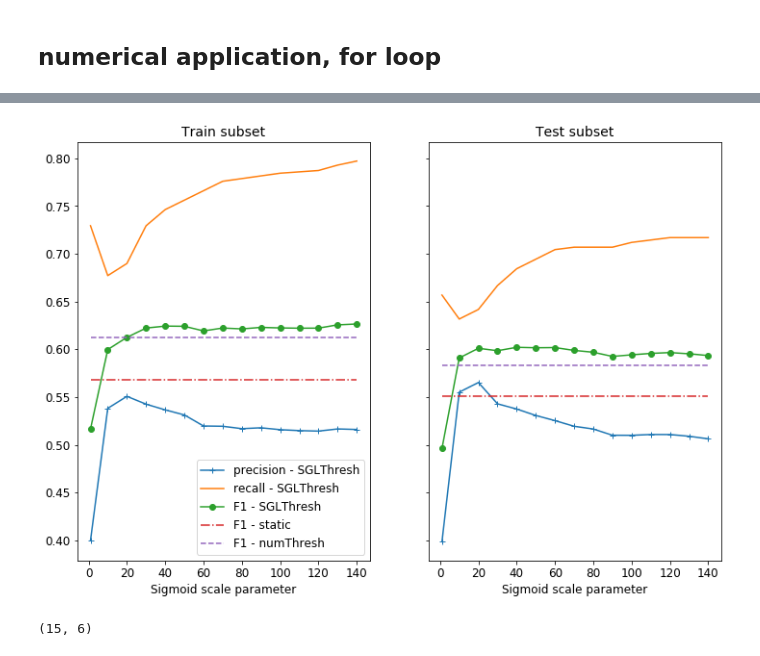
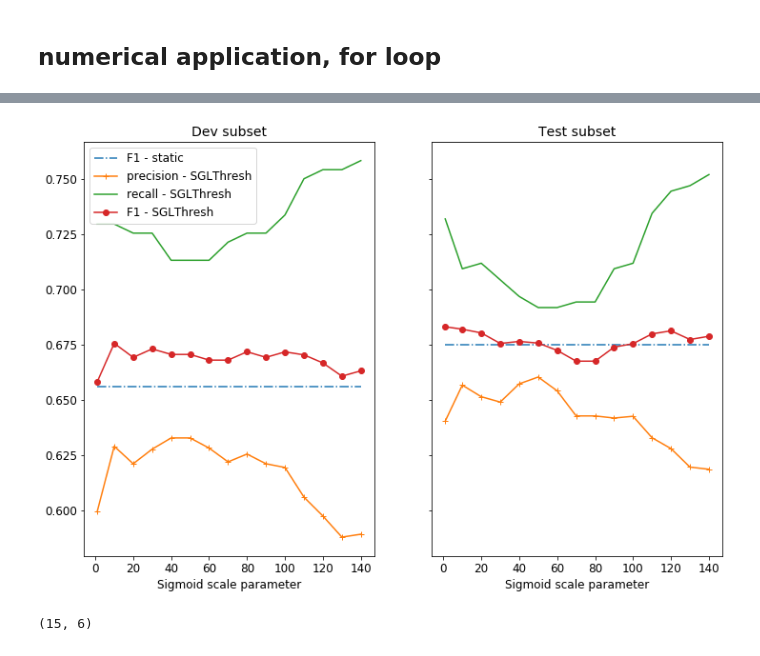
Before and after one commit to topel/sglthresh, a Jupyter notebook: sgl_emotions.ipynb, the cells around one changed output, grey strips where cells are left out. Drawn from its saved outputs; the diff is of its cells as text; code cells hidden in the pictures.

```diff
--- a/sgl_emotions.ipynb
+++ b/sgl_emotions.ipynb
@@ -620,7 +635,7 @@ pth_test_gt = y_test_pth.to(device, dtype=torch.float)
 # %%
 # from torch.optim.lr_scheduler import MultiStepLR
 # %%
-THRESHmodel = ThresholdModel(threshold_fn=threshold_fn, t=0.3, sigma=40., nb_classes=nb_classes)
+THRESHmodel = ThresholdModel(threshold_fn=threshold_fn, t=0.3, sigma=1., nb_classes=nb_classes)
 THRESHmodel = THRESHmodel.to(device, dtype=torch.float)
 # criterion = torch.nn.BCELoss(reduction="mean")
 criterion = F1_loss_objective
@@ -628,22 +643,22 @@ criterion = F1_loss_objective
 learning_rate = 1e-3
 # THRESHoptimizer = torch.optim.Adam(THRESHmodel.parameters(), lr=learning_rate)
 
-# learn only the thresholds:
+# # learn only the thresholds:
 THRESHoptimizer = torch.optim.Adam([
                 {'params': THRESHmodel.thresh}
             ], lr=learning_rate)
 
-# learn only the thresholds and sigma:
+# # learn the thresholds and sigma:
 # THRESHoptimizer = torch.optim.Adam([
 #                 {'params': THRESHmodel.thresh},
-#                 {'params': THRESHmodel.sigma, 'lr': 1.}
+#                 {'params': THRESHmodel.sigma, 'lr': 1e-2}
 #             ], lr=learning_rate)
 
 # scheduler = MultiStepLR(THRESHoptimizer, milestones=[180], gamma=0.1)
 # %%
 # Train the model, in batch mode
-num_epochs = 200
-# num_epochs = 12
+# num_epochs = 200
+num_epochs = 72
 
 # sigma = torch.nn.Parameter(torch.tensor(40.0), requires_grad=True)
 
@@ -701,6 +716,7 @@ for epoch in range(num_epochs):
     # if torch.sum(delta_thresh) < 0.01: break
 
 print('delta:', cumul_delta_thresh)
-plt.figure(figsize=(8,6))
+plt.figure()
+# plt.figure(figsize=(8,6))
 plt.plot(losses)
 # %% [output]
@@ -924,49 +942,66 @@ macro: p:49.27 r:70.37 f1:57.94
 # %%
 def plot_influence_de_a(scale_param_values, ptest, rtest, f1test, peval, reval, f1eval):
 
     fontsize=12
-    fig, (ax1, ax2) = plt.subplots(1, 2, sharey=True, figsize=(12,8))
+    plotEval = True
+    learnThresholdsOnly=True
+
+    if plotEval:
+        fig, (ax1, ax2) = plt.subplots(1, 2, sharey=True, figsize=(12,8))
+        if learnThresholdsOnly:
+            bname = "exp/%s/BR_SVM_influence_sigma_objective_F1_learnThresholdsOnly_DEV_EVAL"%(dataset)
+        else:
+            bname = "exp/%s/BR_SVM_influence_sigma_objective_F1_learnThresholdsAndSigma_DEV_EVAL"%(dataset)
+        output_fig_path_PNG= bname + ".png"
+        output_fig_path_EPS=bname + ".eps"
+    else:
+        fig, ax1 = plt.subplots(1, 1, sharey=True, figsize=(12,8))
+        if learnThresholdsOnly:
+            bname = "exp/%s/BR_SVM_influence_sigma_objective_F1_learnThresholdsOnly_DEV"%(dataset)
+        else:
+            bname = "exp/%s/BR_SVM_influence_sigma_objective_F1_learnThresholdsAndSigma_DEV"%(dataset)
+        output_fig_path_PNG= bname + ".png"
+        output_fig_path_EPS=bname + ".eps"
 
     xlimsup=140
 #     xlimsup=30
 
+    ax1.plot([1, xlimsup], [0.656, 0.656], '-.', label='F1 - static')
     ax1.plot(scale_param_values, ptest, '-+', label='precision - SGLThresh')
     ax1.plot(scale_param_values, rtest, label='recall - SGLThresh')
     ax1.plot(scale_param_values, f1test, '-o', label='F1 - SGLThresh')
 #     ax1.plot([1, xlimsup], [0.5659, 0.5659], '-.', label='F1 - static')
 #     ax1.plot([1, xlimsup], [0.6118, 0.6118], '--', label='F1 - numThresh')
-    ax1.plot([1, xlimsup], [0.5678, 0.5678], '-.', label='F1 - static')
-    ax1.plot([1, xlimsup], [0.6128, 0.6128], '--', label='F1 - numThresh')
+#     ax1.plot([1, xlimsup], [0.6128, 0.6128], '--', label='F1 - numThresh')
     ax1.legend(fontsize=fontsize)
     ax1.tick_params(axis='x', labelsize=fontsize)
     ax1.tick_params(axis='y', labelsize=fontsize)
     ax1.set_xlabel('Sigmoid scale parameter',fontsize=fontsize)
 #     ax1.set_ylim([0.52, 0.66])
-    ax1.set_title("Train subset",fontsize=14)
-
-    ax2.plot(scale_param_values, peval, '-+', label='precision - SGLThresh')
-    ax2.plot(scale_param_values, reval, '-', label='recall - SGLThresh')
-    ax2.plot(scale_param_values, f1eval, '-o', label='F1 - SGLThresh')
-#     ax2.plot([1, xlimsup], [0.5698, 0.5698], '-.', label='F1 - static')
-#     ax2.plot([1, xlimsup], [0.6024, 0.6024], '--', label='F1 - numThresh')
-    ax2.plot([1, xlimsup], [0.5509, 0.5509], '-.', label='F1 - static')
-    ax2.plot([1, xlimsup], [0.5828, 0.5828], '--', label='F1 - numThresh')
-#     ax2.legend(fontsize=fontsize)
-    ax2.tick_params(axis='x', labelsize=fontsize)
-    ax2.set_xlabel("Sigmoid scale parameter",fontsize=fontsize)
-    ax2.set_title("Test subset",fontsize=14)
-#     plt.suptitle("BCE objective",fontsize=16)
-#     plt.savefig("influence_du_sigmoid_scale_param_objective_BCE.png")
-#     plt.suptitle("F1 objective",fontsize=16)
-#     plt.savefig("datasets/emotions/influence_du_sigmoid_scale_param_objective_F1_LabelPowerset.png")
-#     plt.savefig("datasets/emotions/influence_du_sigmoid_scale_param_objective_F1_myNetwork.png")
+    ax1.set_title("Dev subset",fontsize=14)
+    if plotEval:
+        ax2.plot([1, xlimsup], [0.675, 0.675], '-.', label='F1 - static')
+        ax2.plot(scale_param_values, peval, '-+', label='precision - SGLThresh')
+        ax2.plot(scale_param_values, reval, '-', label='recall - SGLThresh')
+        ax2.plot(scale_param_values, f1eval, '-o', label='F1 - SGLThresh')
+    #     ax2.plot([1, xlimsup], [0.5698, 0.5698], '-.', label='F1 - static')
+    #     ax2.plot([1, xlimsup], [0.6024, 0.6024], '--', label='F1 - numThresh')
+    #     ax2.plot([1, xlimsup], [0.5828, 0.5828], '--', label='F1 - numThresh')
+    #     ax2.legend(fontsize=fontsize)
+        ax2.tick_params(axis='x', labelsize=fontsize)
+        ax2.set_xlabel("Sigmoid scale parameter",fontsize=fontsize)
+        ax2.set_title("Test subset",fontsize=14)
+    #     plt.suptitle("BCE objective",fontsize=16)
+    #     plt.suptitle("F1 objective",fontsize=16)
+#     plt.savefig(output_fig_path_PNG)
+#     plt.savefig(output_fig_path_EPS)
 
 metrics_array = np.array(metrics_list)
 scale_param_values = np.array(scale_param_values_list)
 # scale_param_values = np.array(range(1, 80, 5))
 plot_influence_de_a(scale_param_values, metrics_array[:,0], metrics_array[:,1], metrics_array[:,2], metrics_array[:,3], metrics_array[:,4], metrics_array[:,5])
 # %% [output]
-[figure, old version]
+[figure, new version]
 # %%
 # metrics_list = np.array(metrics_list)
 metrics_list.shape
```
Also changed, not shown: parts of 21 cells of this notebook.
